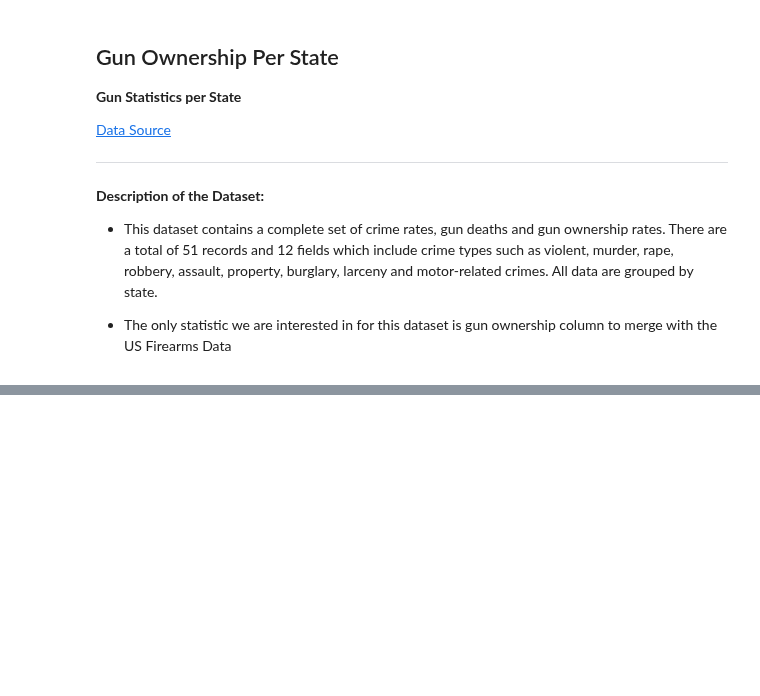
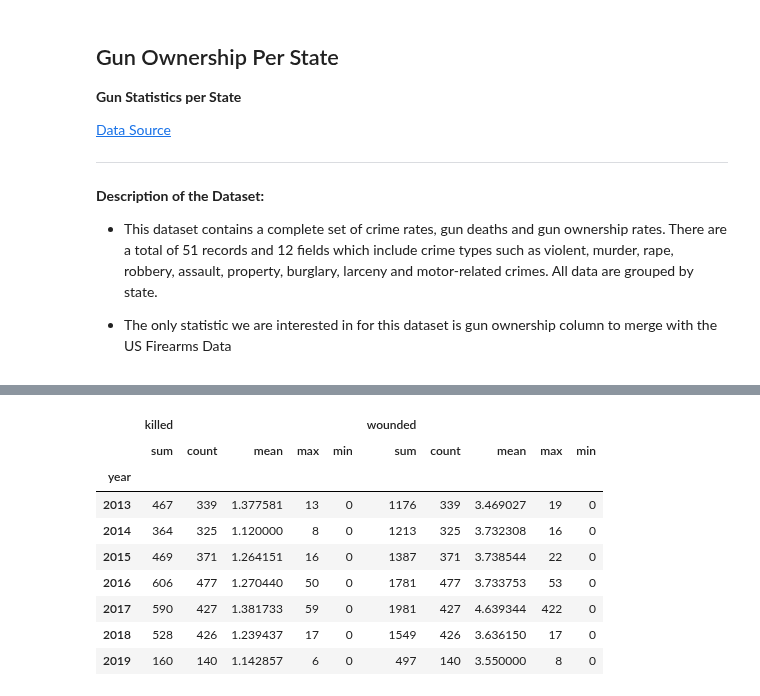
Before and after one commit to mayjai/US-Gun-Exploration-Visualization, a Jupyter notebook: US_Gun_Exploration.ipynb, the cells around one changed output, grey strips where cells are left out. Cells and saved outputs as stored; diff of their text form; code cells hidden in the pictures; blank space fills up the shorter version.

```diff
--- a/US_Gun_Exploration.ipynb
+++ b/US_Gun_Exploration.ipynb
@@ -203,0 +252,13 @@ df_ms.head()
+# %%
+df_ms.groupby('year')['killed','wounded'].agg(['sum','count','mean','max','min'])
+# %% [output]
+|  | killed |  |  |  |  | wounded |  |  |  |  |
+|  | sum | count | mean | max | min | sum | count | mean | max | min |
+| year |  |  |  |  |  |  |  |  |  |  |
+| 2013 | 467 | 339 | 1.377581 | 13 | 0 | 1176 | 339 | 3.469027 | 19 | 0 |
+| 2014 | 364 | 325 | 1.120000 | 8 | 0 | 1213 | 325 | 3.732308 | 16 | 0 |
+| 2015 | 469 | 371 | 1.264151 | 16 | 0 | 1387 | 371 | 3.738544 | 22 | 0 |
+| 2016 | 606 | 477 | 1.270440 | 50 | 0 | 1781 | 477 | 3.733753 | 53 | 0 |
+| 2017 | 590 | 427 | 1.381733 | 59 | 0 | 1981 | 427 | 4.639344 | 422 | 0 |
+| 2018 | 528 | 426 | 1.239437 | 17 | 0 | 1549 | 426 | 3.636150 | 17 | 0 |
+| 2019 | 160 | 140 | 1.142857 | 6 | 0 | 497 | 140 | 3.550000 | 8 | 0 |
```
Also changed, not shown: parts of 21 cells of this notebook.
